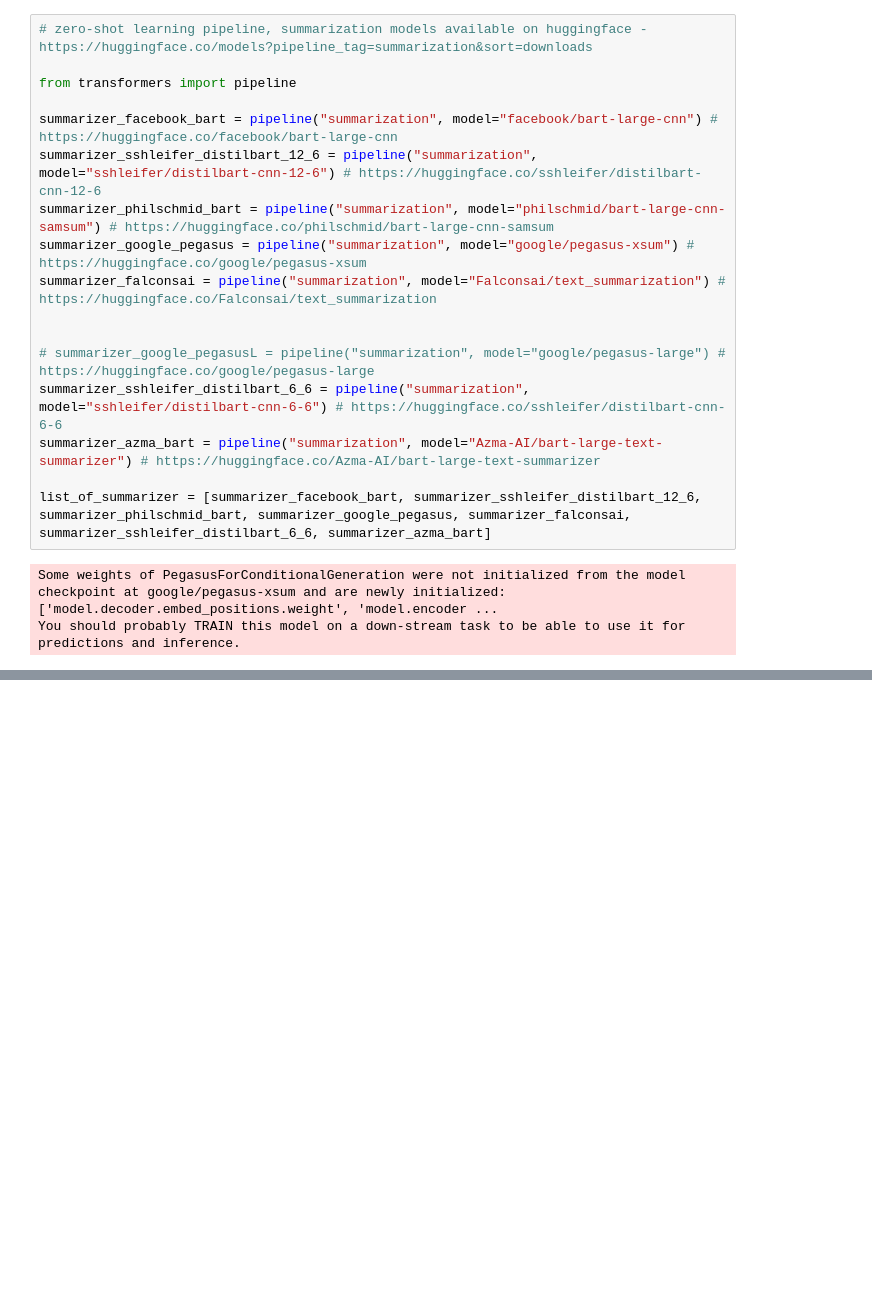
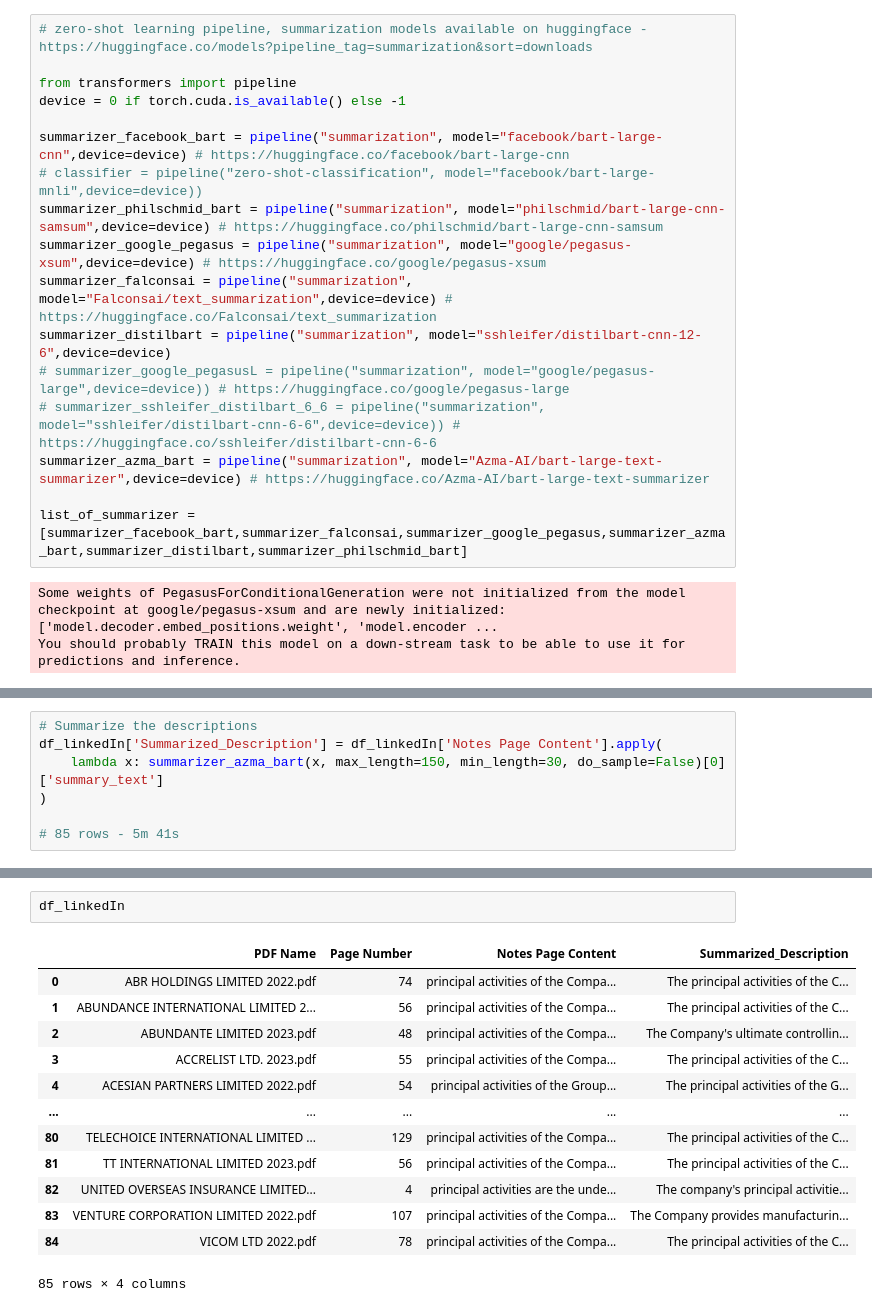
Before and after one commit to yorwel/ssicsync, a Jupyter notebook: LLM_Test/summarization.ipynb, the cells around one changed output, grey strips where cells are left out. Drawn from its saved outputs; the diff is of its cells as text; blank space fills up the shorter version.

```diff
--- a/LLM_Test/summarization.ipynb
+++ b/LLM_Test/summarization.ipynb
@@ -2,19 +16,19 @@
 # zero-shot learning pipeline, summarization models available on huggingface - https://huggingface.co/models?pipeline_tag=summarization&sort=downloads
 
 from transformers import pipeline
+device = 0 if torch.cuda.is_available() else -1
 
-summarizer_facebook_bart = pipeline("summarization", model="facebook/bart-large-cnn") # https://huggingface.co/facebook/bart-large-cnn
-summarizer_sshleifer_distilbart_12_6 = pipeline("summarization", model="sshleifer/distilbart-cnn-12-6") # https://huggingface.co/sshleifer/distilbart-cnn-12-6
-summarizer_philschmid_bart = pipeline("summarization", model="philschmid/bart-large-cnn-samsum") # https://huggingface.co/philschmid/bart-large-cnn-samsum
-summarizer_google_pegasus = pipeline("summarization", model="google/pegasus-xsum") # https://huggingface.co/google/pegasus-xsum
-summarizer_falconsai = pipeline("summarization", model="Falconsai/text_summarization") # https://huggingface.co/Falconsai/text_summarization
+summarizer_facebook_bart = pipeline("summarization", model="facebook/bart-large-cnn",device=device) # https://huggingface.co/facebook/bart-large-cnn
+# classifier = pipeline("zero-shot-classification", model="facebook/bart-large-mnli",device=device))
+summarizer_philschmid_bart = pipeline("summarization", model="philschmid/bart-large-cnn-samsum",device=device) # https://huggingface.co/philschmid/bart-large-cnn-samsum
+summarizer_google_pegasus = pipeline("summarization", model="google/pegasus-xsum",device=device) # https://huggingface.co/google/pegasus-xsum
+summarizer_falconsai = pipeline("summarization", model="Falconsai/text_summarization",device=device) # https://huggingface.co/Falconsai/text_summarization
+summarizer_distilbart = pipeline("summarization", model="sshleifer/distilbart-cnn-12-6",device=device)
+# summarizer_google_pegasusL = pipeline("summarization", model="google/pegasus-large",device=device)) # https://huggingface.co/google/pegasus-large
+# summarizer_sshleifer_distilbart_6_6 = pipeline("summarization", model="sshleifer/distilbart-cnn-6-6",device=device)) # https://huggingface.co/sshleifer/distilbart-cnn-6-6
+summarizer_azma_bart = pipeline("summarization", model="Azma-AI/bart-large-text-summarizer",device=device) # https://huggingface.co/Azma-AI/bart-large-text-summarizer
 
-
-# summarizer_google_pegasusL = pipeline("summarization", model="google/pegasus-large") # https://huggingface.co/google/pegasus-large
-summarizer_sshleifer_distilbart_6_6 = pipeline("summarization", model="sshleifer/distilbart-cnn-6-6") # https://huggingface.co/sshleifer/distilbart-cnn-6-6
-summarizer_azma_bart = pipeline("summarization", model="Azma-AI/bart-large-text-summarizer") # https://huggingface.co/Azma-AI/bart-large-text-summarizer
-
-list_of_summarizer = [summarizer_facebook_bart, summarizer_sshleifer_distilbart_12_6, summarizer_philschmid_bart, summarizer_google_pegasus, summarizer_falconsai, summarizer_sshleifer_distilbart_6_6, summarizer_azma_bart]
+list_of_summarizer = [summarizer_facebook_bart,summarizer_falconsai,summarizer_google_pegasus,summarizer_azma_bart,summarizer_distilbart,summarizer_philschmid_bart]
 # %% [output]
 Some weights of PegasusForConditionalGeneration were not initialized from the model checkpoint at google/pegasus-xsum and are newly initialized: ['model.decoder.embed_positions.weight', 'model.encoder ...
 You should probably TRAIN this model on a down-stream task to be able to use it for predictions and inference.
@@ -54,0 +164,7 @@ classifier(sequence_to_classify, candidate_labels)
+# %%
+# Summarize the descriptions
+df_linkedIn['Summarized_Description'] = df_linkedIn['Notes Page Content'].apply(
+    lambda x: summarizer_azma_bart(x, max_length=150, min_length=30, do_sample=False)[0]['summary_text']
+)
+
+# 85 rows - 5m 41s
@@ -54,0 +191,16 @@ classifier(sequence_to_classify, candidate_labels)
+# %%
+df_linkedIn
+# %% [output]
+|  | PDF Name | Page Number | Notes Page Content | Summarized_Description |
+| 0 | ABR HOLDINGS LIMITED 2022.pdf | 74 | principal activities of the Compa... | The principal activities of the C... |
+| 1 | ABUNDANCE INTERNATIONAL LIMITED 2... | 56 | principal activities of the Compa... | The principal activities of the C... |
+| 2 | ABUNDANTE LIMITED 2023.pdf | 48 | principal activities of the Compa... | The Company's ultimate controllin... |
+| 3 | ACCRELIST LTD. 2023.pdf | 55 | principal activities of the Compa... | The principal activities of the C... |
+| 4 | ACESIAN PARTNERS LIMITED 2022.pdf | 54 | principal activities of the Group... | The principal activities of the G... |
+| ... | ... | ... | ... | ... |
+| 80 | TELECHOICE INTERNATIONAL LIMITED ... | 129 | principal activities of the Compa... | The principal activities of the C... |
+| 81 | TT INTERNATIONAL LIMITED 2023.pdf | 56 | principal activities of the Compa... | The principal activities of the C... |
+| 82 | UNITED OVERSEAS INSURANCE LIMITED... | 4 | principal activities are the unde... | The company's principal activitie... |
+| 83 | VENTURE CORPORATION LIMITED 2022.pdf | 107 | principal activities of the Compa... | The Company provides manufacturin... |
+| 84 | VICOM LTD 2022.pdf | 78 | principal activities of the Compa... | The principal activities of the C... |
+85 rows × 4 columns
```
Also changed, not shown: parts of 21 cells of this notebook, 3 other files.
